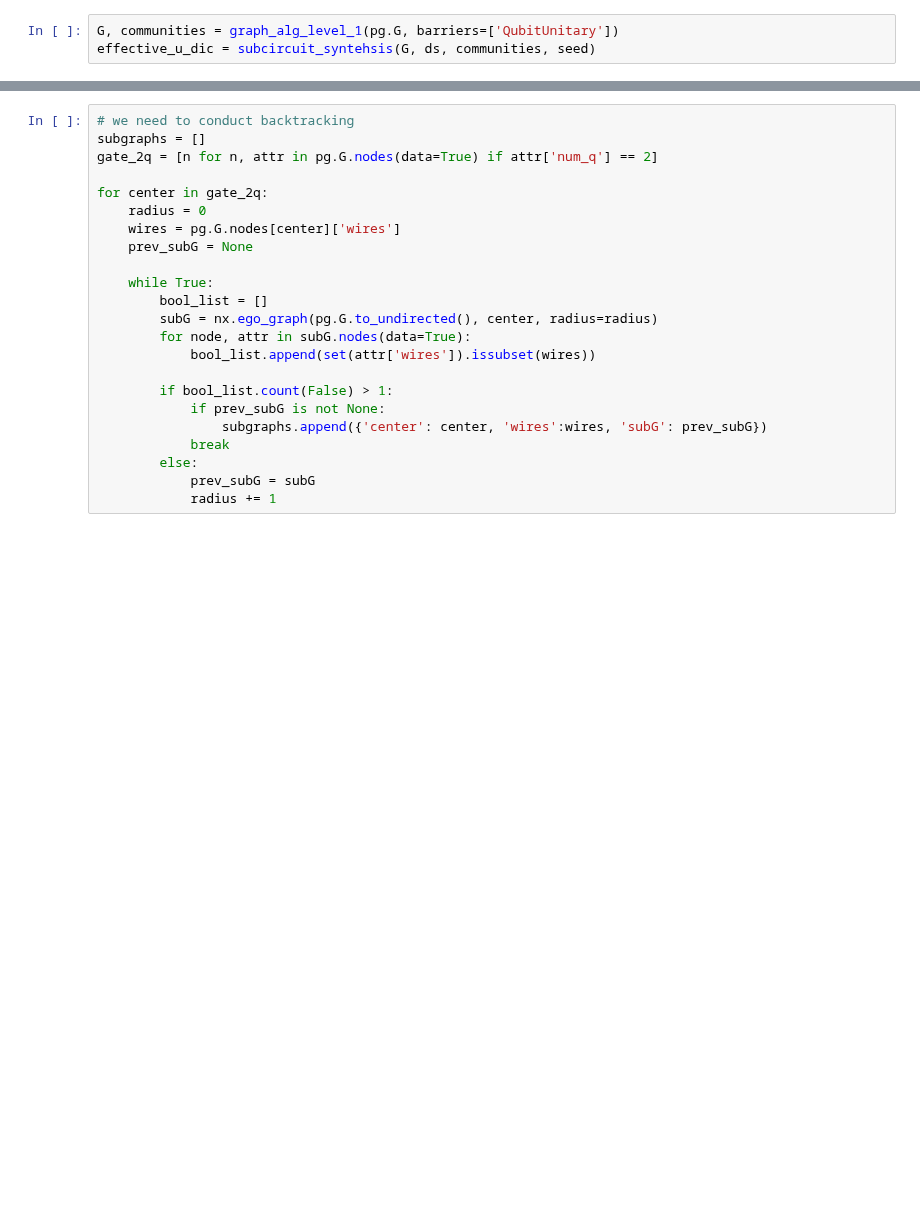
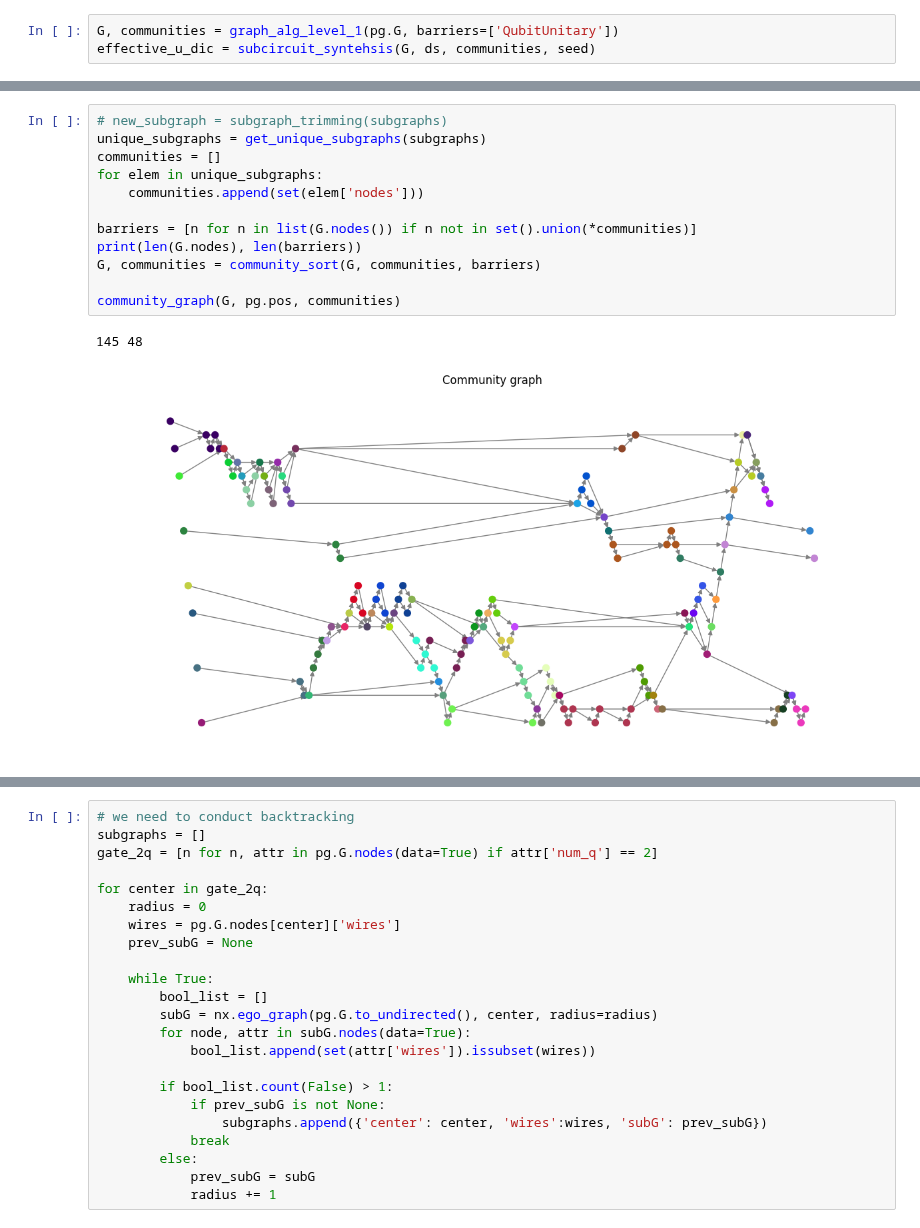
Before and after one commit to 24shiny/Quantum-transpilation, a Jupyter notebook: circuit_optimization/hw_independent/storage/joint/joint_opt_12_updated.ipynb, the cells around one changed output, grey strips where cells are left out. Saved outputs shown, nothing was run; the diff lists cells and outputs as text; blank space fills up the shorter version.

```diff
--- a/circuit_optimization/hw_independent/storage/joint/joint_opt_12_updated.ipynb
+++ b/circuit_optimization/hw_independent/storage/joint/joint_opt_12_updated.ipynb
@@ -61,0 +382,15 @@ pg.G.nodes['Hadamard_0']
+# %%
+# new_subgraph = subgraph_trimming(subgraphs)
+unique_subgraphs = get_unique_subgraphs(subgraphs)
+communities = []
+for elem in unique_subgraphs:
+    communities.append(set(elem['nodes']))
+
+barriers = [n for n in list(G.nodes()) if n not in set().union(*communities)]
+print(len(G.nodes), len(barriers))
+G, communities = community_sort(G, communities, barriers)
+
+community_graph(G, pg.pos, communities)
+# %% [output]
+145 48
+[figure, added]
```
Also changed, not shown: parts of 33 cells of this notebook.
